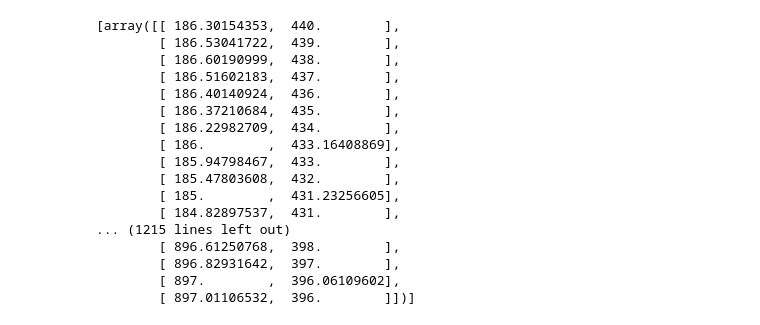
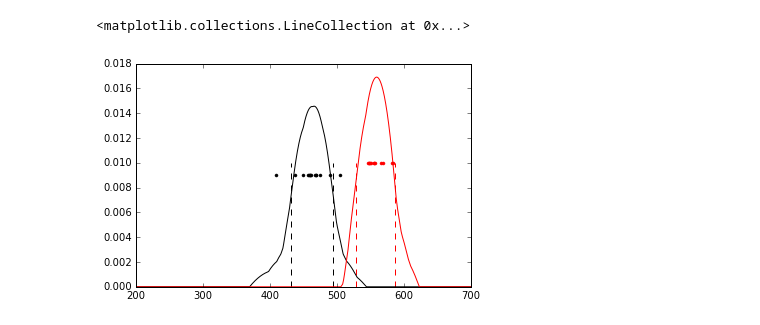
Before and after one commit to LukeBarnard/solarstormwatchiianalysis, a Jupyter notebook: code/Thinning test.ipynb, the cells around one changed output. Cells and saved outputs as stored; diff of their text form; code cells hidden in the pictures.

```diff
--- a/code/Thinning test.ipynb
+++ b/code/Thinning test.ipynb
@@ -79,20 +79,58 @@ for a in ax:
-# %%
-contours
-# %% [output]
-[array([[ 186.30154353,  440.        ],
-        [ 186.53041722,  439.        ],
-        [ 186.60190999,  438.        ],
-        [ 186.51602183,  437.        ],
-        [ 186.40140924,  436.        ],
-        [ 186.37210684,  435.        ],
-        [ 186.22982709,  434.        ],
-        [ 186.        ,  433.16408869],
-        [ 185.94798467,  433.        ],
-        [ 185.47803608,  432.        ],
-        [ 185.        ,  431.23256605],
-        [ 184.82897537,  431.        ],
-... (1215 lines left out)
-        [ 896.61250768,  398.        ],
-        [ 896.82931642,  397.        ],
-        [ 897.        ,  396.06109602],
-        [ 897.01106532,  396.        ]])]
+# %%
+x1 = xp[(yp>800) & (yp<850)].reshape(-1,1)
+x2 = xp[(yp>400) & (yp<450)].reshape(-1,1)
+xd = np.arange(200,700,0.1).reshape(-1,1)
+
+# Do KS density fit on all pixels.
+# Transform to HPR.
+#
+
+# Make Diff images with T-E profiels overlaid
+# Make Kinematics plots with New SSW and J-map T-E Profiles
+
+def fit_kde(x_fit,x_dum):
+    kernel = "epanechnikov"
+    bandwidth = 40
+    thresh = 10
+    kde = KernelDensity(kernel=kernel, bandwidth=bandwidth).fit(x_fit)
+    log_pdf = kde.score_samples(x_dum)
+    pdf = np.exp(log_pdf.copy())
+    return pdf
+
+pdf1 = fit_kde(x1, xd)
+pdf2 = fit_kde(x2, xd)
+
+def get_fwhm(x, pdf):
+    #Calc FWHM
+
+    pdf_max = pdf.max()
+    pdf_hm = pdf_max/2.0
+    x_max = x[pdf == pdf_max]
+
+    # Look low.
+    pdf_l = pdf[x<x_max]
+    x_l = x[x<x_max]
+    x_hm_l = x_l[np.argmin(np.abs(pdf_l - pdf_hm))]
+
+    # Look high.
+    pdf_h = pdf[x>x_max]
+    x_h = x[x>x_max]
+    x_hm_h = x_h[np.argmin(np.abs(pdf_h - pdf_hm))]
+    return x_hm_l, x_hm_h
+
+x1_l, x1_h = get_fwhm(xd.ravel(), pdf1.ravel())
+x2_l, x2_h = get_fwhm(xd.ravel(), pdf2.ravel())
+
+fig, ax = plt.subplots()
+ax.plot(xd,pdf1,'k-')
+ax.plot(x1,np.zeros(x1.shape)+0.009,'k.')
+ax.vlines(x1_l, 0, 0.01, linestyle='--', color='k')
+ax.vlines(x1_h, 0, 0.01, linestyle='--', color='k')
+
+ax.plot(xd,pdf2,'r-')
+ax.plot(x2,np.zeros(x2.shape)+0.01,'r.')
+ax.vlines(x2_l, 0, 0.01, linestyle='--', color='r')
+ax.vlines(x2_h, 0, 0.01, linestyle='--', color='r')
+# %% [output]
+<matplotlib.collections.LineCollection at 0x...>
+[figure, added]
```
Also changed, not shown: parts of 6 cells of this notebook, 2 other files.
